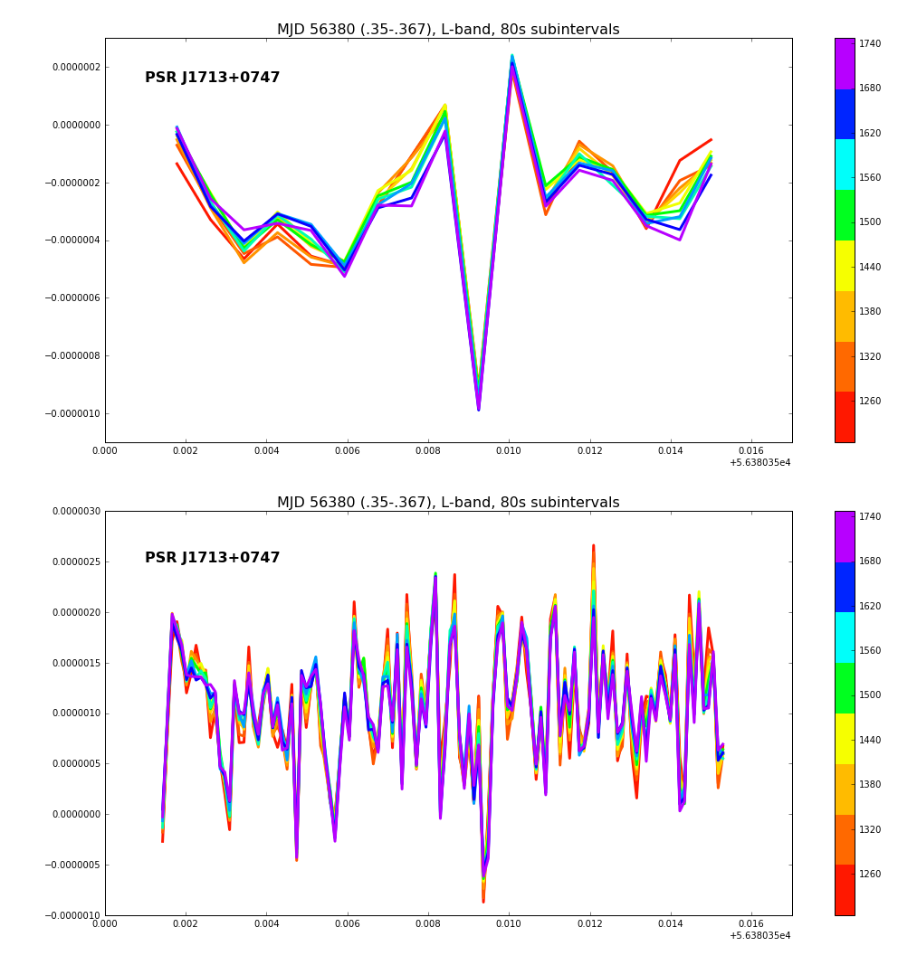
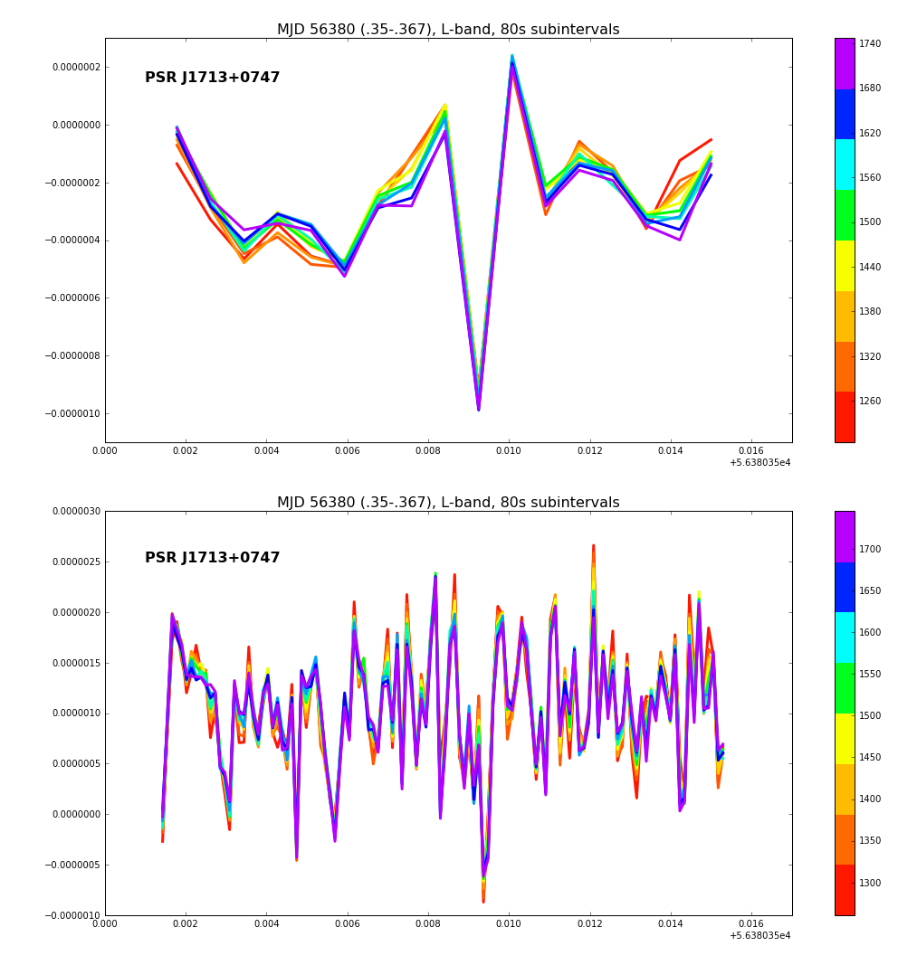
Before and after one commit to elliesch/pulsar_codes, a Jupyter notebook: ResidVsTime.ipynb, the cells around one changed output. Cells and saved outputs as stored; diff of their text form; code cells hidden in the pictures.

```diff
--- a/ResidVsTime.ipynb
+++ b/ResidVsTime.ipynb
@@ -66,14 +66,14 @@ plt.show()
 # %% [output]
 [figure]
 # %%
-#This plot uses all frequency bands
-
 x=r.read_residuals(filename="/nimrod1/eschwab/residuals/resid_56380_NTF8.tmp")
 
+condition=(x.bary_TOA > 56380.35) & (x.bary_TOA < 56380.367)
+
 fig,ax = plt.subplots(figsize=(17,8))
-cax = ax.scatter(x.bary_TOA[(x.bary_TOA > 56380.35) & (x.bary_TOA < 56380.367)],
-                 x.prefit_sec[(x.bary_TOA > 56380.35) & (x.bary_TOA < 56380.367)],
-                 c=x.bary_freq[(x.bary_TOA > 56380.35) & (x.bary_TOA < 56380.367)],
+cax = ax.scatter(x.bary_TOA[condition],
+                 x.prefit_sec[condition],
+                 c=x.bary_freq[condition],
                  s=20, edgecolor='#262626', linewidth='0.35', cmap=cmap)
 ax.set_title('MJD 56380, L-band, 10s subintervals', fontsize='16')
 ax.set_xlim(56380.35, 56380.367)
@@ -109,10 +109,11 @@ cmap_lines=LinearSegmentedColormap.from_list('name', colors, 10)
 #setting tick numbers for the colorbar too
 tick_locator_lines = ticker.MaxNLocator(nbins=7)
 
+condition=(x.bary_TOA > 56380.35) & (x.bary_TOA < 56380.367)
 
-TOA=x.bary_TOA[(x.bary_TOA > 56380.35) & (x.bary_TOA < 56380.367)]
-Resid=x.prefit_sec[(x.bary_TOA > 56380.35) & (x.bary_TOA < 56380.367)]
-Freq=x.bary_freq[(x.bary_TOA > 56380.35) & (x.bary_TOA < 56380.367)]
+TOA=x.bary_TOA[condition]
+Resid=x.prefit_sec[condition]
+Freq=x.bary_freq[condition]
 
 n = 1227
 m = 1278
@@ -130,44 +131,34 @@ for i in range (0,10):
 ax.annotate('PSR J1713+0747', xy=(56380.351,0.00000015), fontweight='bold', fontsize='16')
 fig.colorbar(cax)
 plt.show()
-
-#need to fix the colorbar - right now it's calling the plot above (8-color)
 # %% [output]
 [figure]
 # %%
 x=r.read_residuals(filename="/nimrod1/eschwab/residuals/resid_56380_NTF8.tmp")
 
-#Define the colormap
+condition=(x.bary_TOA > 56380.35) & (x.bary_TOA < 56380.367)
 
-interval=np.hstack([np.linspace(0.05, 0.25), np.linspace(0.35,0.9)])
-colors=plt.cm.gist_rainbow(interval)
-cmap_lines=LinearSegmentedColormap.from_list('name', colors, 10)
-
-#setting tick numbers for the colorbar too
-tick_locator_lines = ticker.MaxNLocator(nbins=7)
-
-
-TOA=x.bary_TOA[(x.bary_TOA > 56380.35) & (x.bary_TOA < 56380.367)]
-Resid=x.prefit_sec[(x.bary_TOA > 56380.35) & (x.bary_TOA < 56380.367)]
-Freq=x.bary_freq[(x.bary_TOA > 56380.35) & (x.bary_TOA < 56380.367)]
+TOA=x.bary_TOA[condition]
+Resid=x.prefit_sec[condition]
+Freq=x.bary_freq[condition]
 
 n = 1227
 m = 1278
 fig,ax = plt.subplots(figsize=(17,8))
 
 
 for i in range (0,10):
     ax.plot(TOA[(Freq > n) & (Freq < m)],
                   Resid[(Freq > n) & (Freq < m)], color=cmap_lines(i), lw=3)
     ax.set_title('MJD 56380 (.35-.367), L-band, 80s subintervals', fontsize='16')
     ax.set_xlim(56380.35, 56380.367)
     ax.set_ylim(-0.000001, 0.000003)
     n=n+49
     m=m+49
 ax.annotate('PSR J1713+0747', xy=(56380.351,0.0000025), fontweight='bold', fontsize='16')
 fig.colorbar(cax)
 plt.show()
 
 #need to fix the colorbar - right now it's calling the plot above (8-color)
 # %% [output]
-[figure, old version]
+[figure, new version]
```
Also changed, not shown: parts of 12 cells of this notebook.
